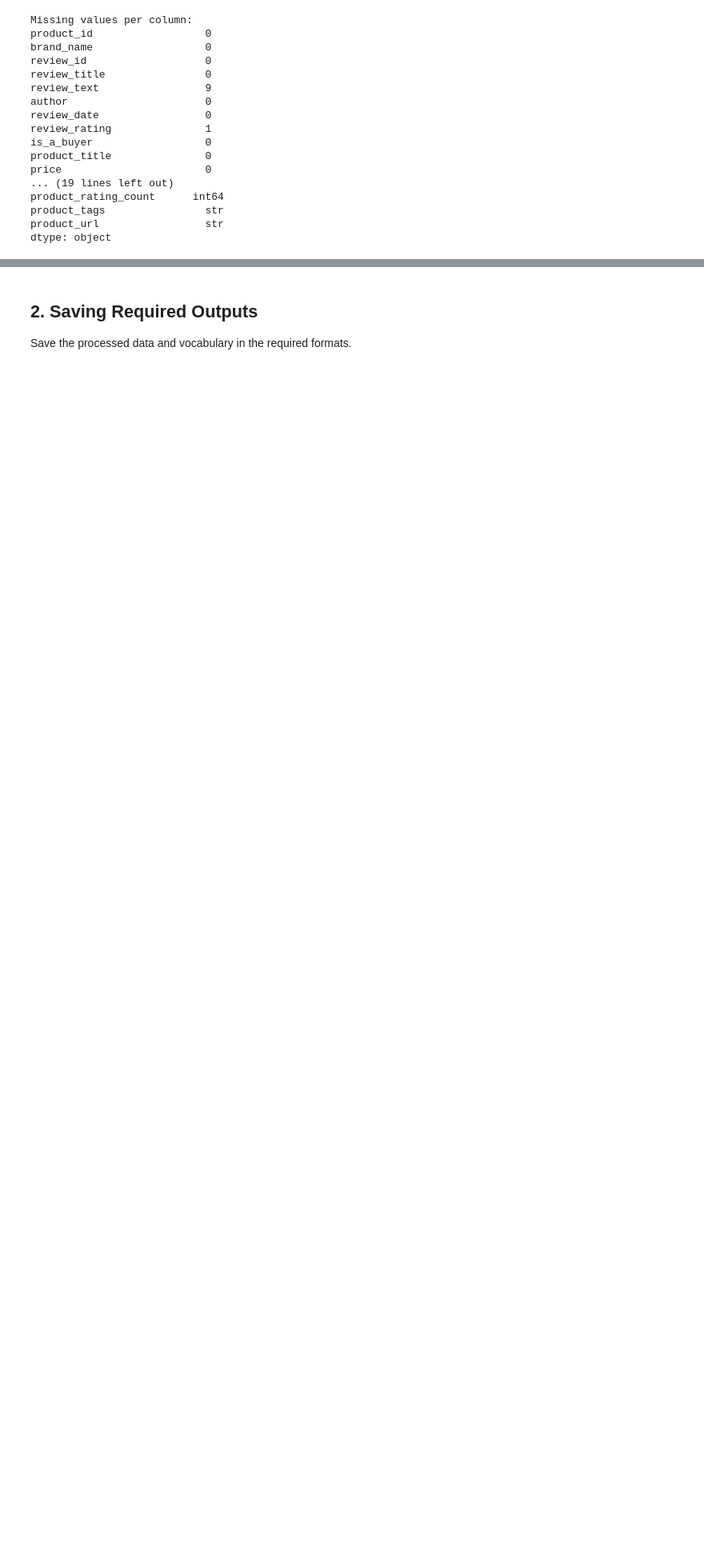
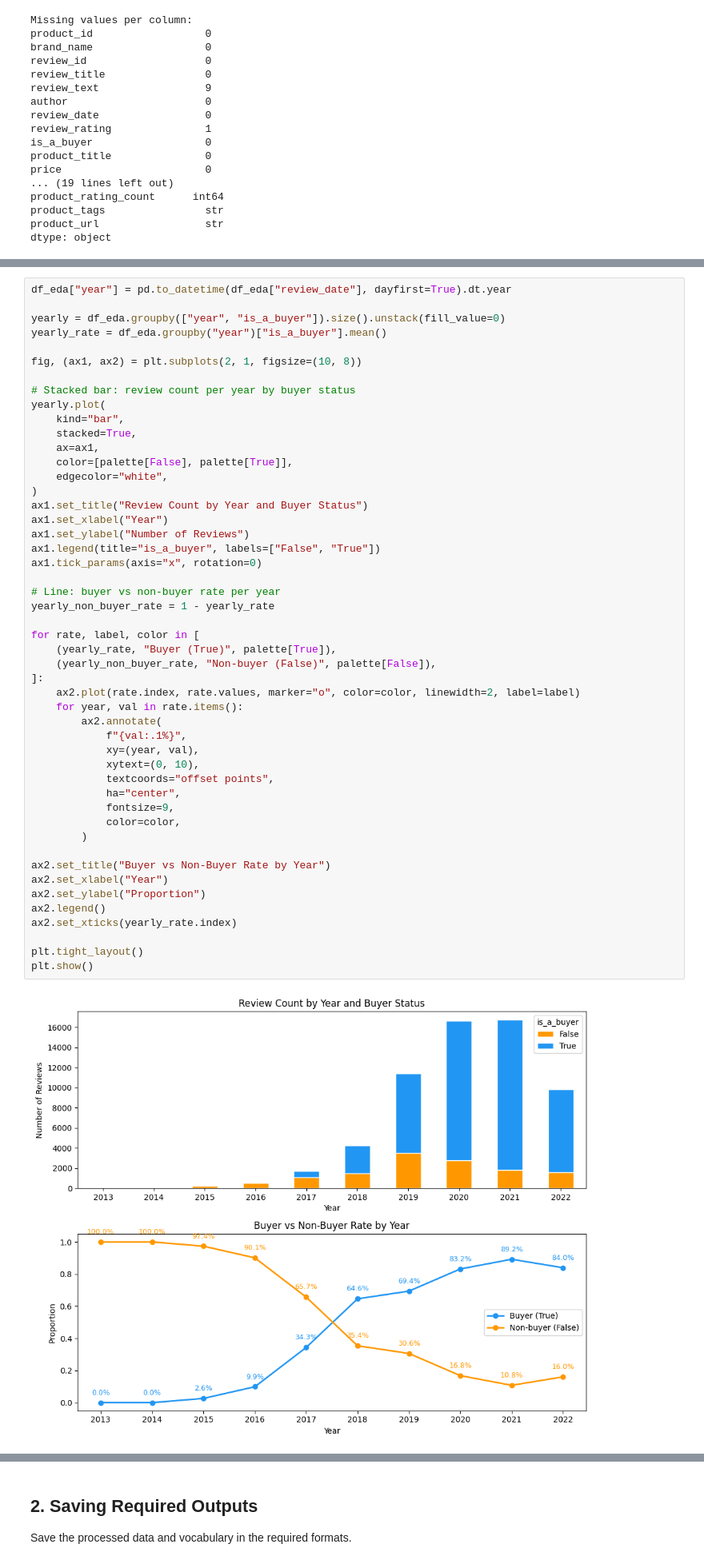
Before and after one commit to NghiaNguyen170192/cosc3081-cosc3082-adv-programming-asm3, a Jupyter notebook: task1_processed.ipynb, the cells around one changed output, grey strips where cells are left out. Shown at 80% size. Saved outputs shown, nothing was run; the diff lists cells and outputs as text; blank space fills up the shorter version.

```diff
--- a/task1_processed.ipynb
+++ b/task1_processed.ipynb
@@ -119,0 +318,51 @@ Works as it claims. Could see the difference from the first day. Use it with Ola
+# %%
+df_eda["year"] = pd.to_datetime(df_eda["review_date"], dayfirst=True).dt.year
+
+yearly = df_eda.groupby(["year", "is_a_buyer"]).size().unstack(fill_value=0)
+yearly_rate = df_eda.groupby("year")["is_a_buyer"].mean()
+
+fig, (ax1, ax2) = plt.subplots(2, 1, figsize=(10, 8))
+
+# Stacked bar: review count per year by buyer status
+yearly.plot(
+    kind="bar",
+    stacked=True,
+    ax=ax1,
+    color=[palette[False], palette[True]],
+    edgecolor="white",
+)
+ax1.set_title("Review Count by Year and Buyer Status")
+ax1.set_xlabel("Year")
+ax1.set_ylabel("Number of Reviews")
+ax1.legend(title="is_a_buyer", labels=["False", "True"])
+ax1.tick_params(axis="x", rotation=0)
+
+# Line: buyer vs non-buyer rate per year
+yearly_non_buyer_rate = 1 - yearly_rate
+
+for rate, label, color in [
+    (yearly_rate, "Buyer (True)", palette[True]),
+    (yearly_non_buyer_rate, "Non-buyer (False)", palette[False]),
+]:
+    ax2.plot(rate.index, rate.values, marker="o", color=color, linewidth=2, label=label)
+    for year, val in rate.items():
+        ax2.annotate(
+            f"{val:.1%}",
+            xy=(year, val),
+            xytext=(0, 10),
+            textcoords="offset points",
+            ha="center",
+            fontsize=9,
+            color=color,
+        )
+
+ax2.set_title("Buyer vs Non-Buyer Rate by Year")
+ax2.set_xlabel("Year")
+ax2.set_ylabel("Proportion")
+ax2.legend()
+ax2.set_xticks(yearly_rate.index)
+
+plt.tight_layout()
+plt.show()
+# %% [output]
+[figure, added]
```
Also changed, not shown: parts of 33 cells of this notebook, 7 other files.
